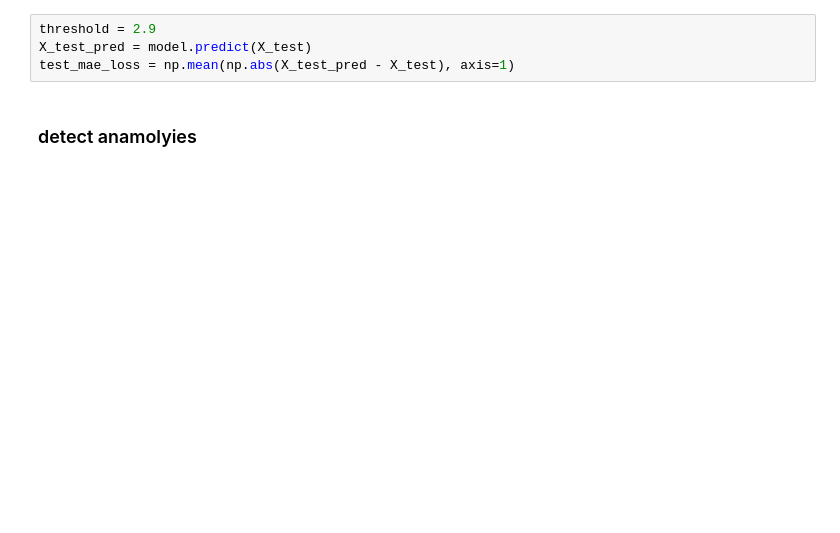
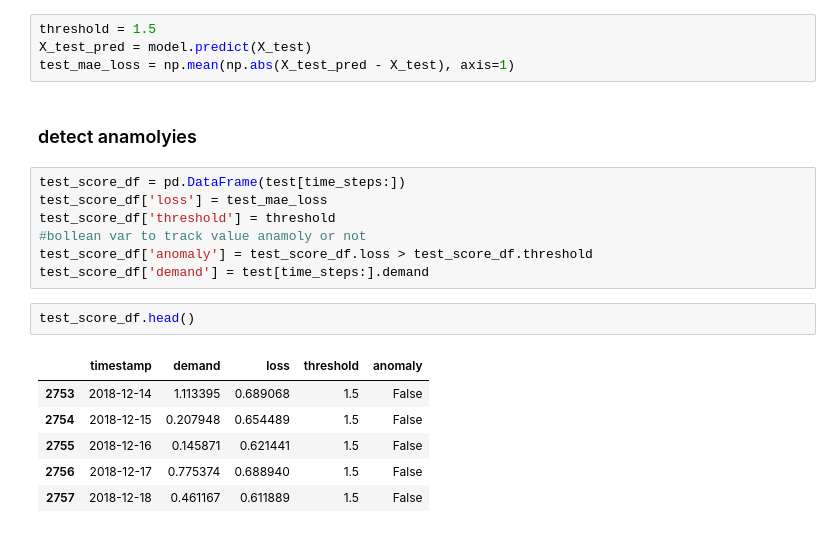
Before and after one commit to GDhasade/Time_Series_Analysis_NationalGrid_Data, a Jupyter notebook: Untitled.ipynb, the cells around one changed output. Drawn from its saved outputs; the diff is of its cells as text; blank space fills up the shorter version.

```diff
--- a/Untitled.ipynb
+++ b/Untitled.ipynb
@@ -625,8 +624,24 @@ sns.displot(train_mae_loss, bins=50, kde=True )
 # if any value exceed this thresold declare as threshold.
 # value can be tweek to get better result
 # %%
-threshold = 2.9
+threshold = 1.5
 X_test_pred = model.predict(X_test)
 test_mae_loss = np.mean(np.abs(X_test_pred - X_test), axis=1)
 # %% [markdown]
 ### detect anamolyies
+# %%
+test_score_df = pd.DataFrame(test[time_steps:])
+test_score_df['loss'] = test_mae_loss
+test_score_df['threshold'] = threshold
+#bollean var to track value anamoly or not
+test_score_df['anomaly'] = test_score_df.loss > test_score_df.threshold
+test_score_df['demand'] = test[time_steps:].demand
+# %%
+test_score_df.head()
+# %% [output]
+|  | timestamp | demand | loss | threshold | anomaly |
+| 2753 | 2018-12-14 | 1.113395 | 0.689068 | 1.5 | False |
+| 2754 | 2018-12-15 | 0.207948 | 0.654489 | 1.5 | False |
+| 2755 | 2018-12-16 | 0.145871 | 0.621441 | 1.5 | False |
+| 2756 | 2018-12-17 | 0.775374 | 0.688940 | 1.5 | False |
+| 2757 | 2018-12-18 | 0.461167 | 0.611889 | 1.5 | False |
```
Also changed, not shown: parts of 6 cells of this notebook.
